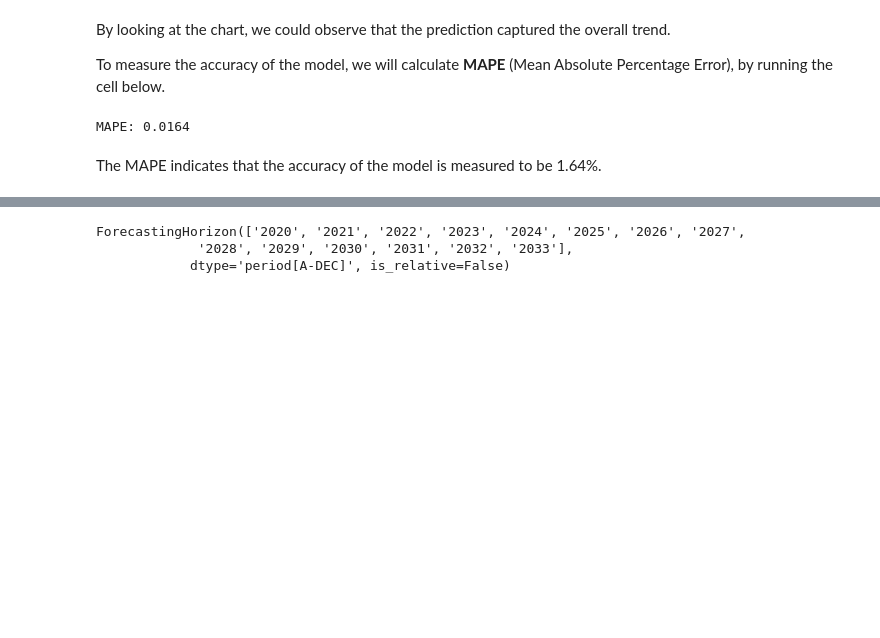
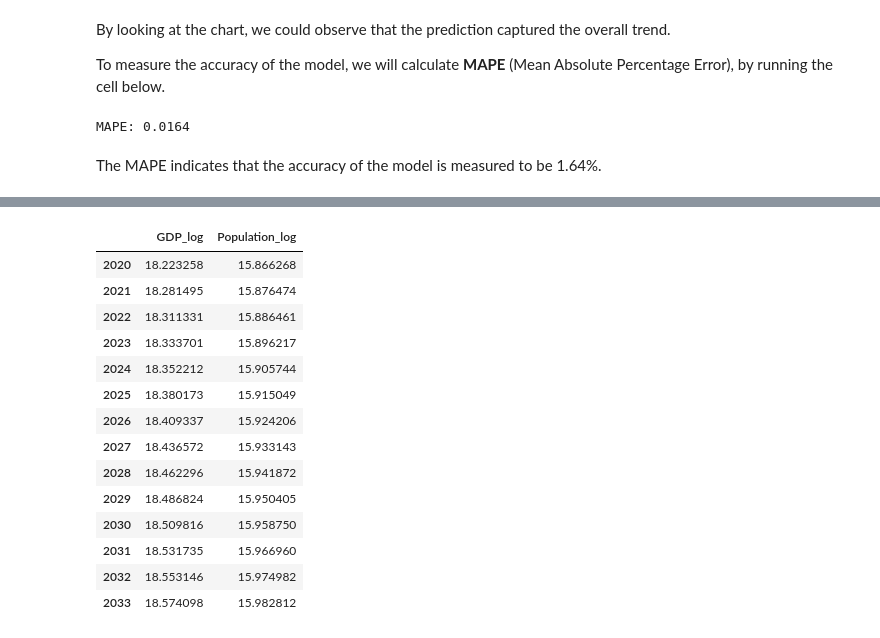
Before and after one commit to 91htjung/AirportBusinessAnalytics, a Jupyter notebook: 01-Forecast_Longterm_Econometric.ipynb, the cells around one changed output, grey strips where cells are left out. Cells and saved outputs as stored; diff of their text form; code cells hidden in the pictures; blank space fills up the shorter version.

```diff
--- a/01-Forecast_Longterm_Econometric.ipynb
+++ b/01-Forecast_Longterm_Econometric.ipynb
@@ -393,8 +373,19 @@ MAPE: 0.0109
 # %%
 X2 = forecast[['GDP_log', 'Population_log']]
-fh2 = ForecastingHorizon(X2.index, is_relative=False)
-fh2
+X2
 # %% [output]
-ForecastingHorizon(['2020', '2021', '2022', '2023', '2024', '2025', '2026', '2027',
-             '2028', '2029', '2030', '2031', '2032', '2033'],
-            dtype='period[A-DEC]', is_relative=False)
+|  | GDP_log | Population_log |
+| 2020 | 18.223258 | 15.866268 |
+| 2021 | 18.281495 | 15.876474 |
+| 2022 | 18.311331 | 15.886461 |
+| 2023 | 18.333701 | 15.896217 |
+| 2024 | 18.352212 | 15.905744 |
+| 2025 | 18.380173 | 15.915049 |
+| 2026 | 18.409337 | 15.924206 |
+| 2027 | 18.436572 | 15.933143 |
+| 2028 | 18.462296 | 15.941872 |
+| 2029 | 18.486824 | 15.950405 |
+| 2030 | 18.509816 | 15.958750 |
+| 2031 | 18.531735 | 15.966960 |
+| 2032 | 18.553146 | 15.974982 |
+| 2033 | 18.574098 | 15.982812 |
```
Also changed, not shown: parts of 15 cells of this notebook.
